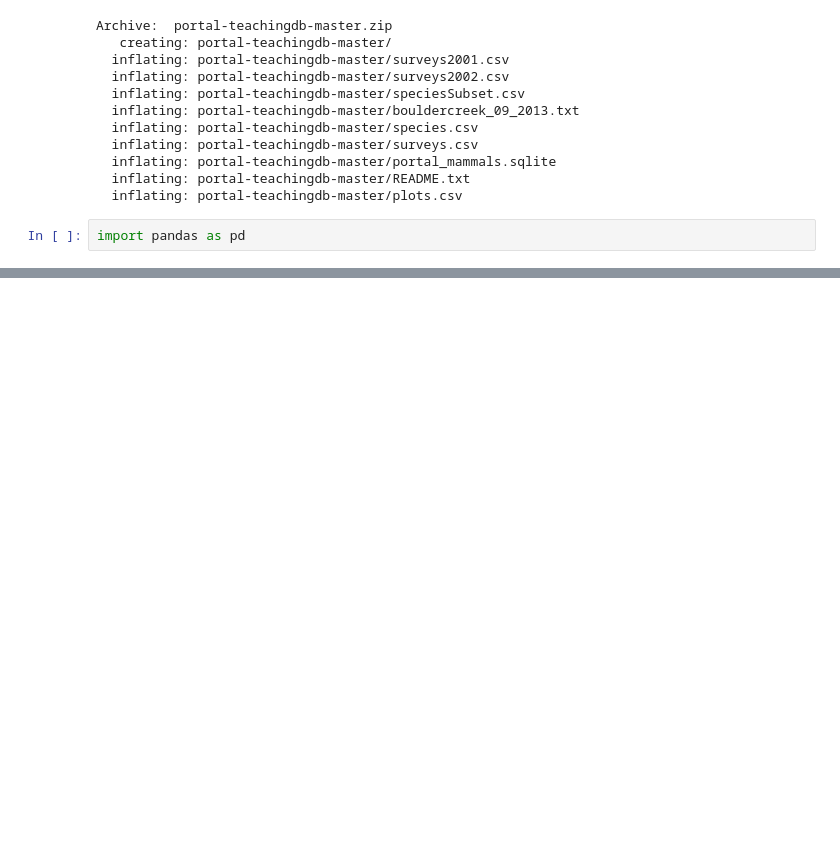
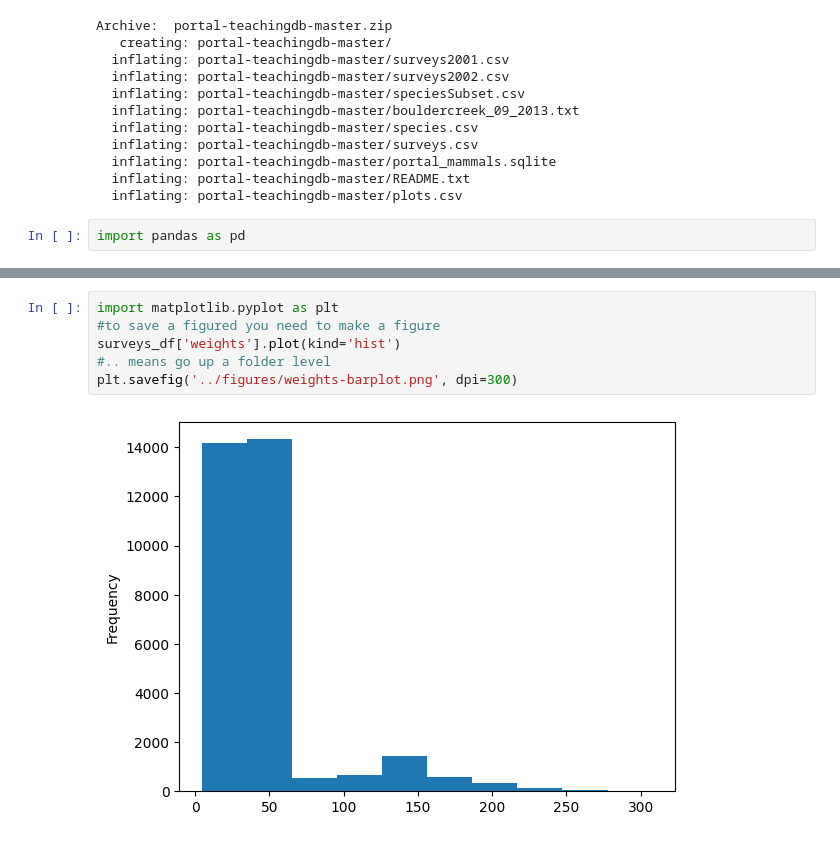
Before and after one commit to AlexDerry/dimen-python-2023, a Jupyter notebook: data/hello.ipynb, the cells around one changed output, grey strips where cells are left out. Cells and saved outputs as stored; diff of their text form; blank space fills up the shorter version.

```diff
--- a/data/hello.ipynb
+++ b/data/hello.ipynb
@@ -134,0 +386,8 @@ pd.read_csv("portal-teachingdb-master/surveys.csv")
+# %%
+import matplotlib.pyplot as plt
+#to save a figured you need to make a figure
+surveys_df['weights'].plot(kind='hist')
+#.. means go up a folder level
+plt.savefig('../figures/weights-barplot.png', dpi=300)
+# %% [output]
+[figure, added]
```
Also changed, not shown: parts of 34 cells of this notebook, 1 other file.
